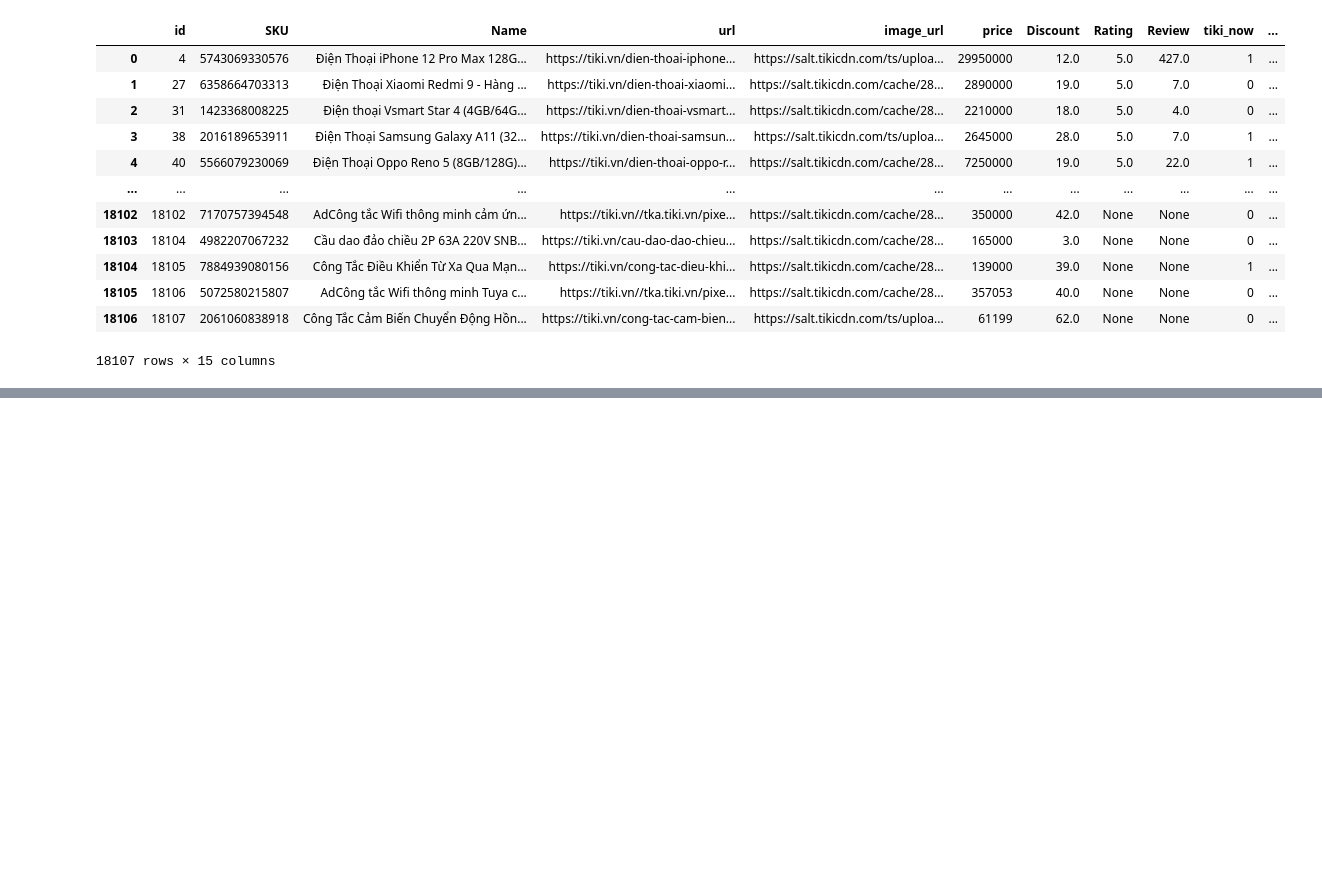
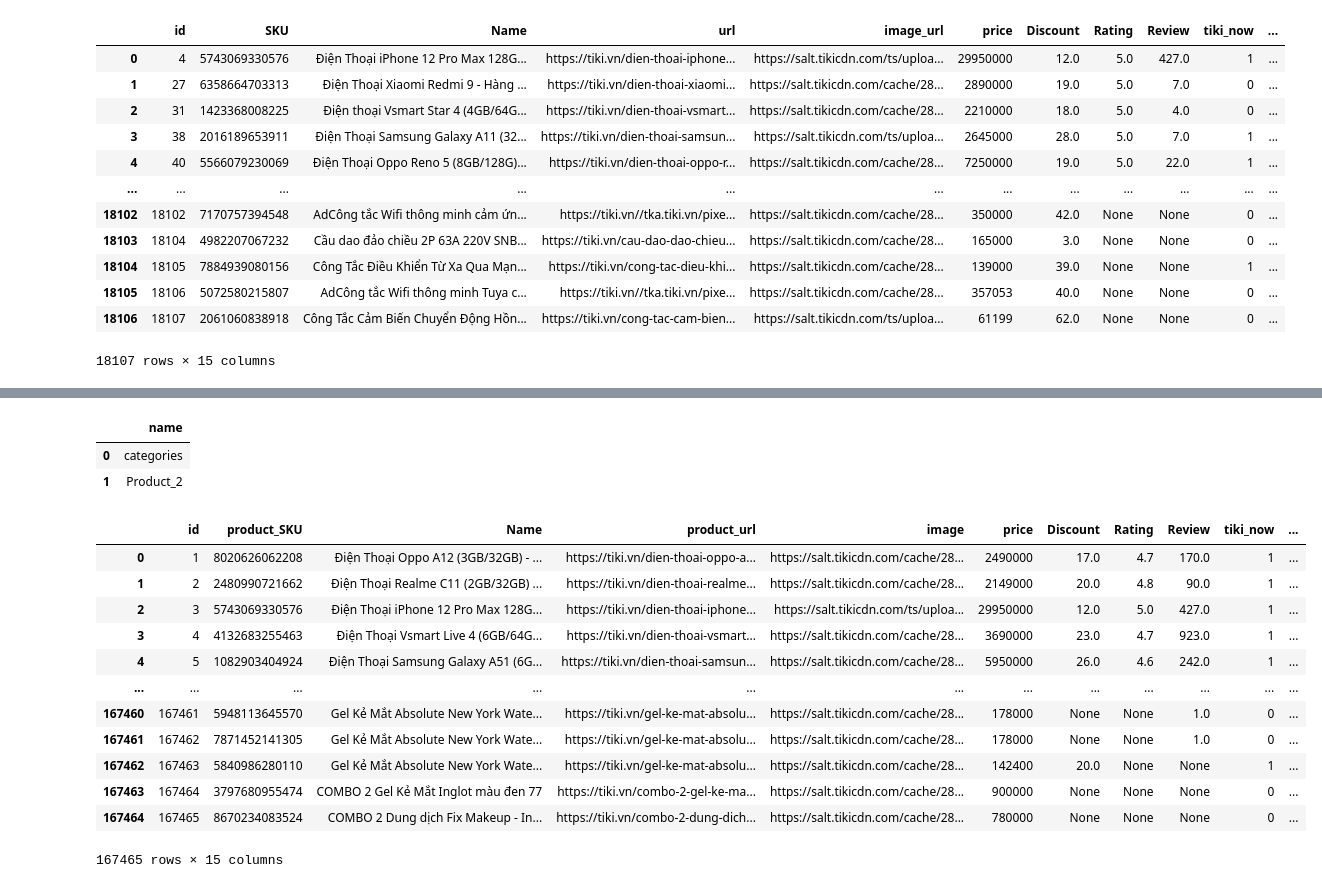
Before and after one commit to vvpcuong/Weekly_project-webscrapping, a Jupyter notebook: Full_scrape_tiki_Everything.ipynb, the cells around one changed output, grey strips where cells are left out. Saved outputs shown, nothing was run; the diff lists cells and outputs as text; code cells hidden in the pictures; blank space fills up the shorter version.

Commit message:
added all product to database

```diff
--- a/Full_scrape_tiki_Everything.ipynb
+++ b/Full_scrape_tiki_Everything.ipynb
@@ -483,0 +586,16 @@ select_query('SELECT * FROM product ORDER BY rating DESC')
+# %%
+query = '''
+SELECT
+    name
+FROM
+    sqlite_master
+WHERE
+    type ='table' AND
+    name NOT LIKE 'sqlite_%';
+'''
+
+pd.read_sql_query(query, conn)
+# %% [output]
+|  | name |
+| 0 | categories |
+| 1 | Product_2 |
@@ -483,0 +608,16 @@ select_query('SELECT * FROM product ORDER BY rating DESC')
+# %%
+select_query('SELECT * FROM product_2')
+# %% [output]
+|  | id | product_SKU | Name | product_url | image | price | Discount | Rating | Review | tiki_now | ... |
+| 0 | 1 | 8020626062208 | Điện Thoại Oppo A12 (3GB/32GB) - ... | https://tiki.vn/dien-thoai-oppo-a... | https://salt.tikicdn.com/cache/28... | 2490000 | 17.0 | 4.7 | 170.0 | 1 | ... |
+| 1 | 2 | 2480990721662 | Điện Thoại Realme C11 (2GB/32GB) ... | https://tiki.vn/dien-thoai-realme... | https://salt.tikicdn.com/cache/28... | 2149000 | 20.0 | 4.8 | 90.0 | 1 | ... |
+| 2 | 3 | 5743069330576 | Điện Thoại iPhone 12 Pro Max 128G... | https://tiki.vn/dien-thoai-iphone... | https://salt.tikicdn.com/ts/uploa... | 29950000 | 12.0 | 5.0 | 427.0 | 1 | ... |
+| 3 | 4 | 4132683255463 | Điện Thoại Vsmart Live 4 (6GB/64G... | https://tiki.vn/dien-thoai-vsmart... | https://salt.tikicdn.com/cache/28... | 3690000 | 23.0 | 4.7 | 923.0 | 1 | ... |
+| 4 | 5 | 1082903404924 | Điện Thoại Samsung Galaxy A51 (6G... | https://tiki.vn/dien-thoai-samsun... | https://salt.tikicdn.com/cache/28... | 5950000 | 26.0 | 4.6 | 242.0 | 1 | ... |
+| ... | ... | ... | ... | ... | ... | ... | ... | ... | ... | ... | ... |
+| 167460 | 167461 | 5948113645570 | Gel Kẻ Mắt Absolute New York Wate... | https://tiki.vn/gel-ke-mat-absolu... | https://salt.tikicdn.com/cache/28... | 178000 | None | None | 1.0 | 0 | ... |
+| 167461 | 167462 | 7871452141305 | Gel Kẻ Mắt Absolute New York Wate... | https://tiki.vn/gel-ke-mat-absolu... | https://salt.tikicdn.com/cache/28... | 178000 | None | None | 1.0 | 0 | ... |
+| 167462 | 167463 | 5840986280110 | Gel Kẻ Mắt Absolute New York Wate... | https://tiki.vn/gel-ke-mat-absolu... | https://salt.tikicdn.com/cache/28... | 142400 | 20.0 | None | None | 1 | ... |
+| 167463 | 167464 | 3797680955474 | COMBO 2 Gel Kẻ Mắt Inglot màu đen 77 | https://tiki.vn/combo-2-gel-ke-ma... | https://salt.tikicdn.com/cache/28... | 900000 | None | None | None | 0 | ... |
+| 167464 | 167465 | 8670234083524 | COMBO 2 Dung dịch Fix Makeup - In... | https://tiki.vn/combo-2-dung-dich... | https://salt.tikicdn.com/cache/28... | 780000 | None | None | None | 0 | ... |
+167465 rows × 15 columns
```
Also changed, not shown: parts of 10 cells of this notebook, 1 other file.
